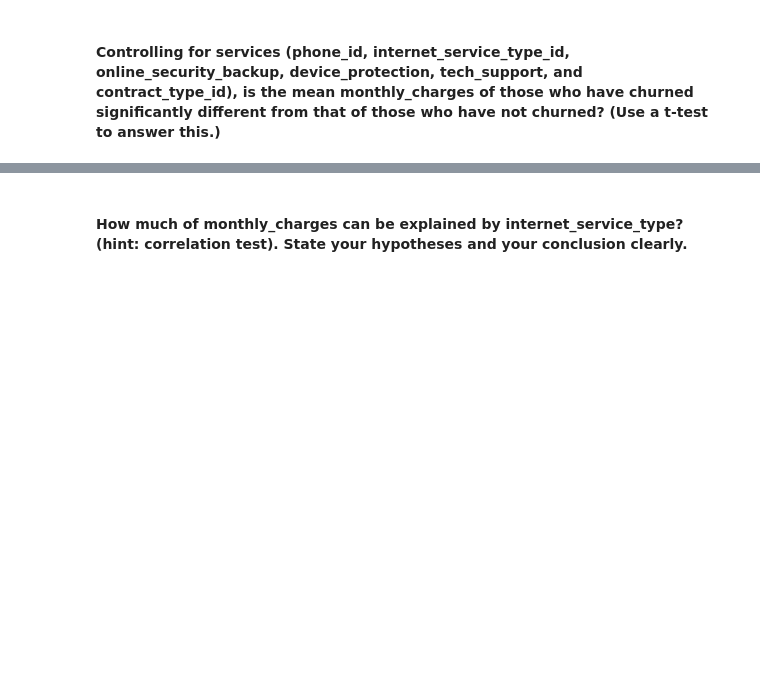
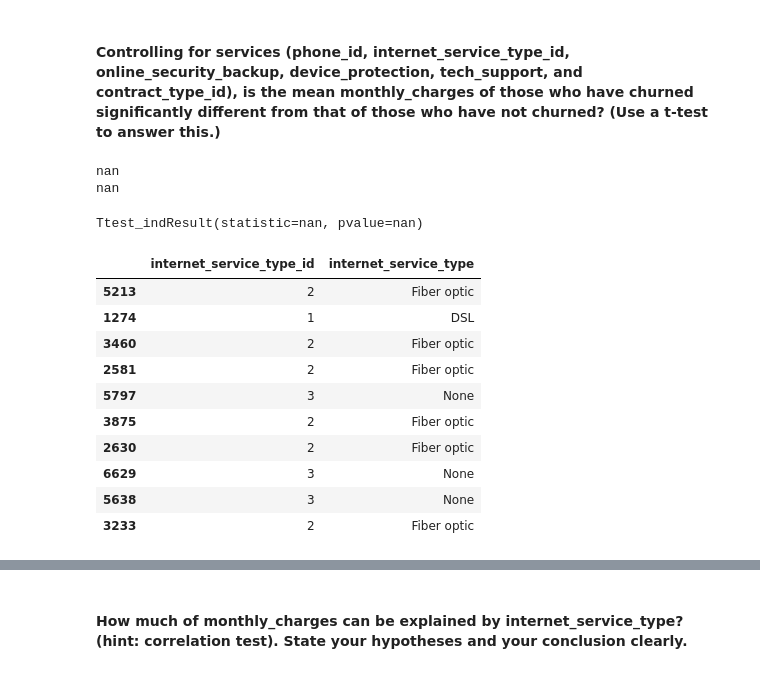
Before and after one commit to classification-telco-project-sanmaco/classification-telco, a Jupyter notebook: MZ_working_notebook.ipynb, the cells around one changed output, grey strips where cells are left out. Cells and saved outputs as stored; diff of their text form; code cells hidden in the pictures; blank space fills up the shorter version.

```diff
--- a/MZ_working_notebook.ipynb
+++ b/MZ_working_notebook.ipynb
@@ -1076,3 +1076,46 @@ Churn rate for 1-year at 12 months: 0.22727272727272727
 After a year, customers on 1 year contracts churn 23% of the time, while MtM customers churn 38% of the time. Even after spending equal amount of time with our services, MtM customers still churn more.
 # %% [markdown]
 #### Controlling for services (phone_id, internet_service_type_id, online_security_backup, device_protection, tech_support, and contract_type_id), is the mean monthly_charges of those who have churned significantly different from that of those who have not churned? (Use a t-test to answer this.)
+# %%
+only_fiber_churn = train.loc[(train.phone_id == 0) &
+          (train.internet_service_type_id == 2) &
+          (train.tech_support == 'No') &
+          (train.online_backup == 'No') &
+          (train.online_security == 'No') &
+          (train.device_protection == 'No') &
+          (train.contract_type_id == 1) &
+          (train.churn == 'Yes')
+         ]
+
+only_fiber_no_churn = train.loc[(train.phone_id == 0) &
+          (train.internet_service_type_id == 2) &
+          (train.tech_support == 'No') &
+          (train.online_backup == 'No') &
+          (train.online_security == 'No') &
+          (train.device_protection == 'No') &
+          (train.contract_type_id == 1) &
+          (train.churn == 'No')
+         ]
+
+print(only_fiber_churn.monthly_charges.mean())
+print(only_fiber_no_churn.monthly_charges.mean())
+
+ttest_ind(only_fiber_churn.monthly_charges, only_fiber_no_churn.monthly_charges)
+# %% [output]
+nan
+nan
+Ttest_indResult(statistic=nan, pvalue=nan)
+# %%
+train[['internet_service_type_id', 'internet_service_type']].sample(10)
+# %% [output]
+|  | internet_service_type_id | internet_service_type |
+| 5213 | 2 | Fiber optic |
+| 1274 | 1 | DSL |
+| 3460 | 2 | Fiber optic |
+| 2581 | 2 | Fiber optic |
+| 5797 | 3 | None |
+| 3875 | 2 | Fiber optic |
+| 2630 | 2 | Fiber optic |
+| 6629 | 3 | None |
+| 5638 | 3 | None |
+| 3233 | 2 | Fiber optic |
```
Also changed, not shown: parts of 5 cells of this notebook.
